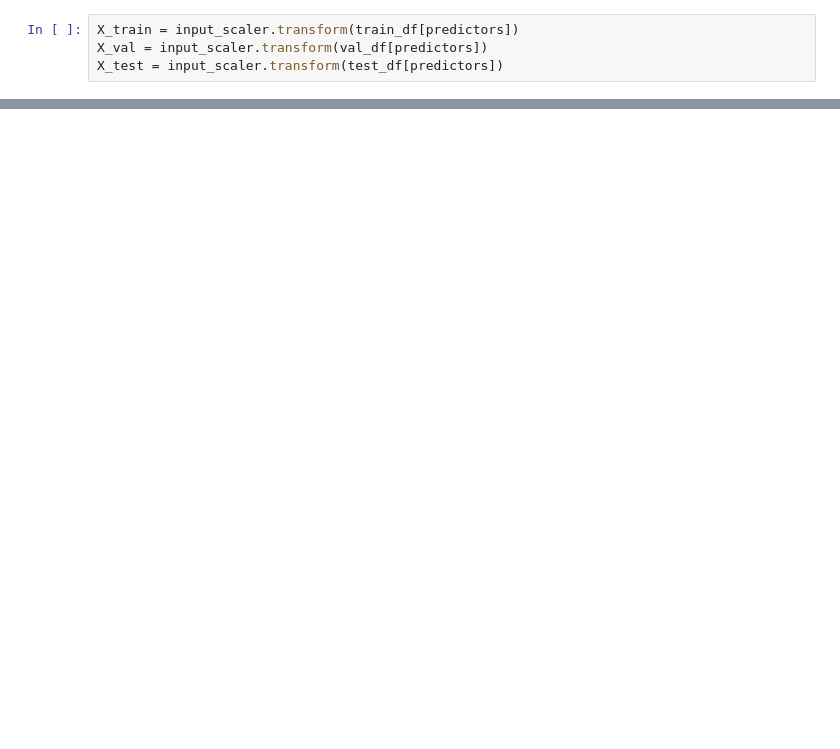
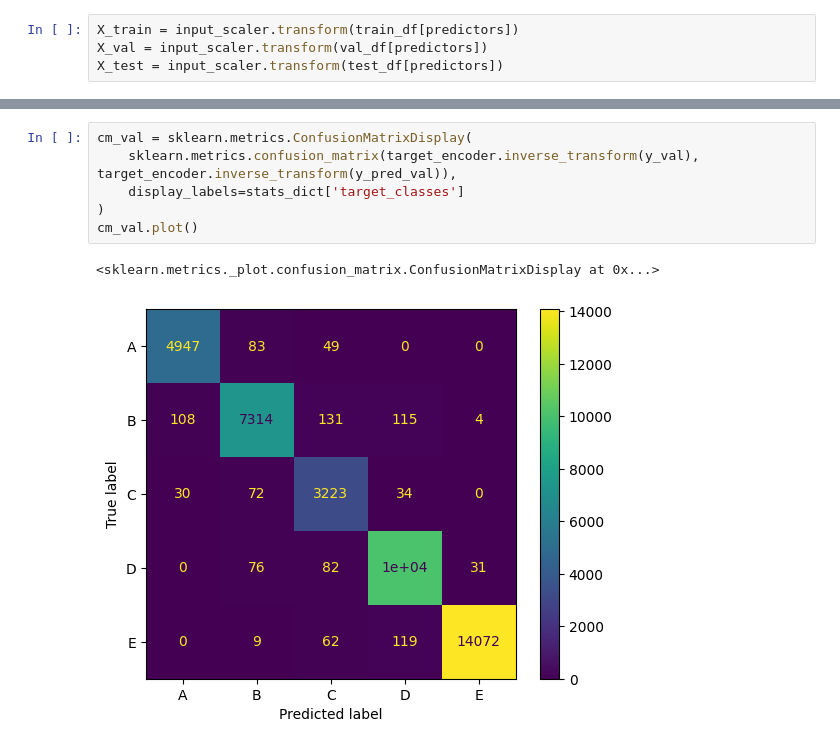
Before and after one commit to MetOffice/ai4c_hackathon, a Jupyter notebook: notebooks/ClimateZones_Evaluation.ipynb, the cells around one changed output, grey strips where cells are left out. Saved outputs shown, nothing was run; the diff lists cells and outputs as text; blank space fills up the shorter version.

```diff
--- a/notebooks/ClimateZones_Evaluation.ipynb
+++ b/notebooks/ClimateZones_Evaluation.ipynb
@@ -218,0 +334,9 @@ sklearn.metrics.confusion_matrix(target_encoder.inverse_transform(y_train), targ
+# %%
+cm_val = sklearn.metrics.ConfusionMatrixDisplay(
+    sklearn.metrics.confusion_matrix(target_encoder.inverse_transform(y_val), target_encoder.inverse_transform(y_pred_val)),
+    display_labels=stats_dict['target_classes']
+)
+cm_val.plot()
+# %% [output]
+<sklearn.metrics._plot.confusion_matrix.ConfusionMatrixDisplay at 0x...>
+[figure, added]
```
Also changed, not shown: parts of 50 cells of this notebook, 1 other file.
